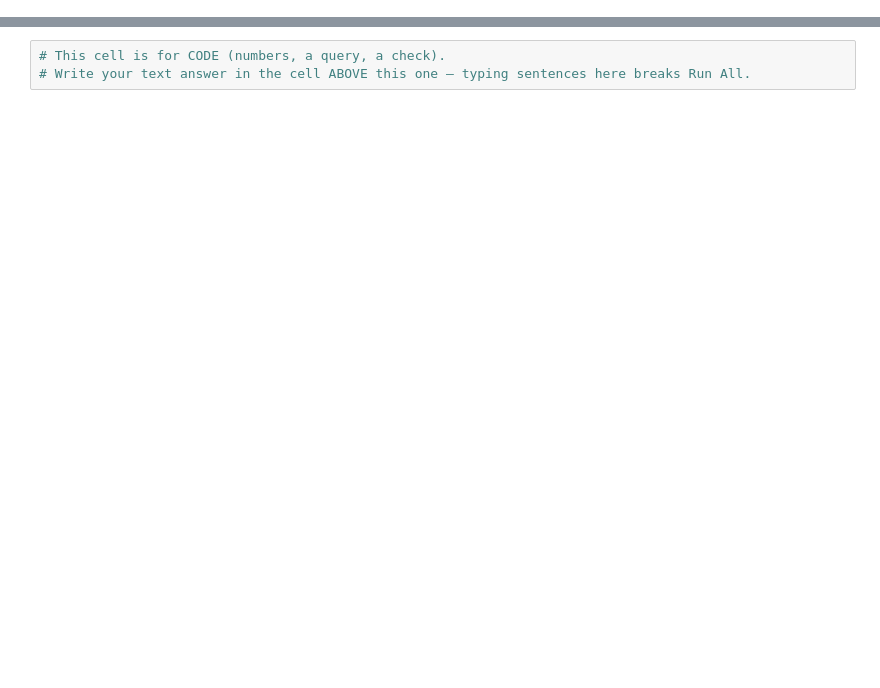
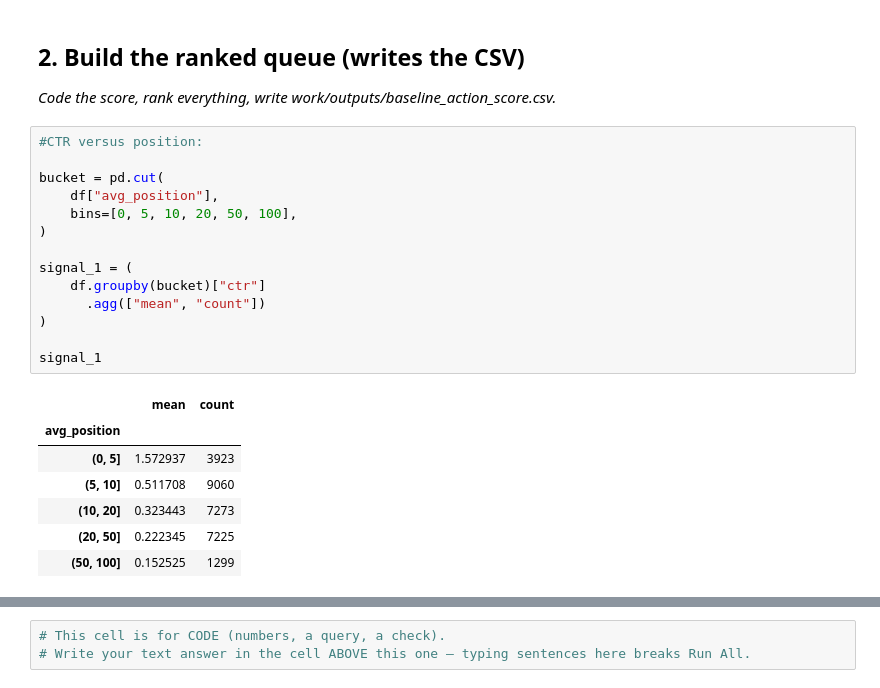
Before and after one commit to ch-jsk/jsk-flyrank-ml-internship, a Jupyter notebook: work/notebooks/w04_baseline_score.ipynb, the cells around one changed output, grey strips where cells are left out. Saved outputs shown, nothing was run; the diff lists cells and outputs as text; blank space fills up the shorter version.

```diff
--- a/work/notebooks/w04_baseline_score.ipynb
+++ b/work/notebooks/w04_baseline_score.ipynb
@@ -12,0 +73,26 @@ This skeleton is yours to fill. Work the sections **in order** — each one has
+# %% [markdown]
+## 2. Build the ranked queue (writes the CSV)
+
+*Code the score, rank everything, write work/outputs/baseline_action_score.csv.*
+# %%
+#CTR versus position:
+
+bucket = pd.cut(
+    df["avg_position"],
+    bins=[0, 5, 10, 20, 50, 100],
+)
+
+signal_1 = (
+    df.groupby(bucket)["ctr"]
+      .agg(["mean", "count"])
+)
+
+signal_1
+# %% [output]
+|  | mean | count |
+| avg_position |  |  |
+| (0, 5] | 1.572937 | 3923 |
+| (5, 10] | 0.511708 | 9060 |
+| (10, 20] | 0.323443 | 7273 |
+| (20, 50] | 0.222345 | 7225 |
+| (50, 100] | 0.152525 | 1299 |
```
Also changed, not shown: parts of 29 cells of this notebook.
